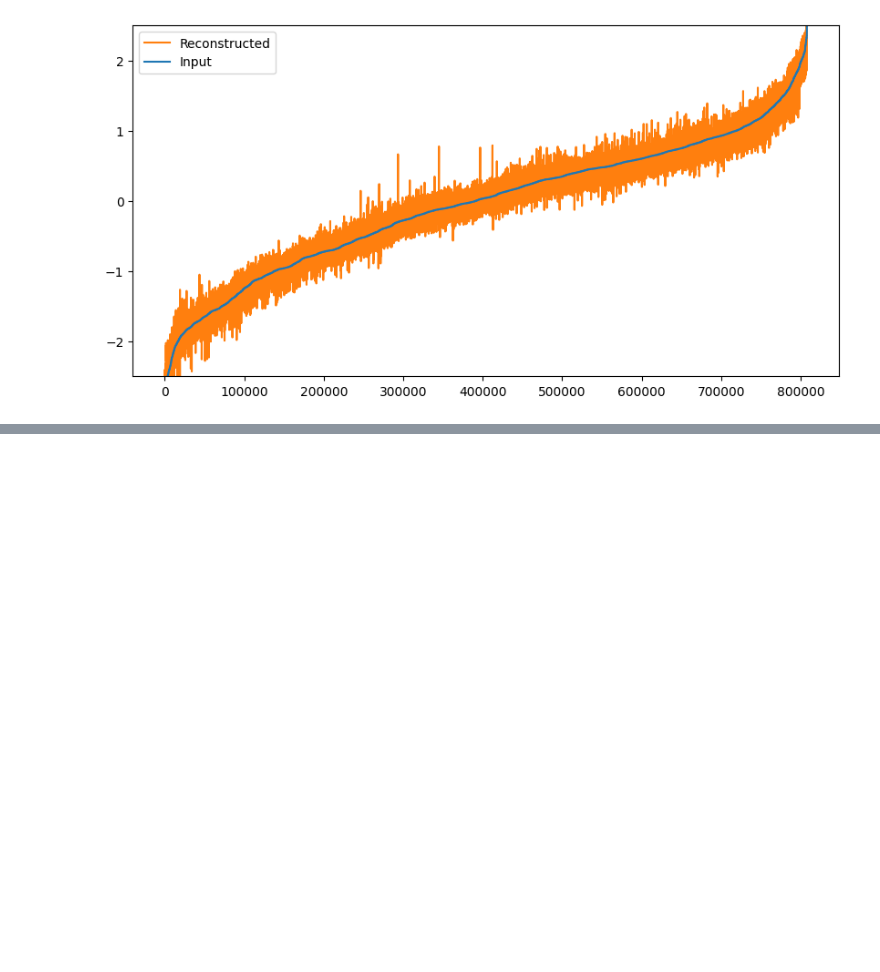
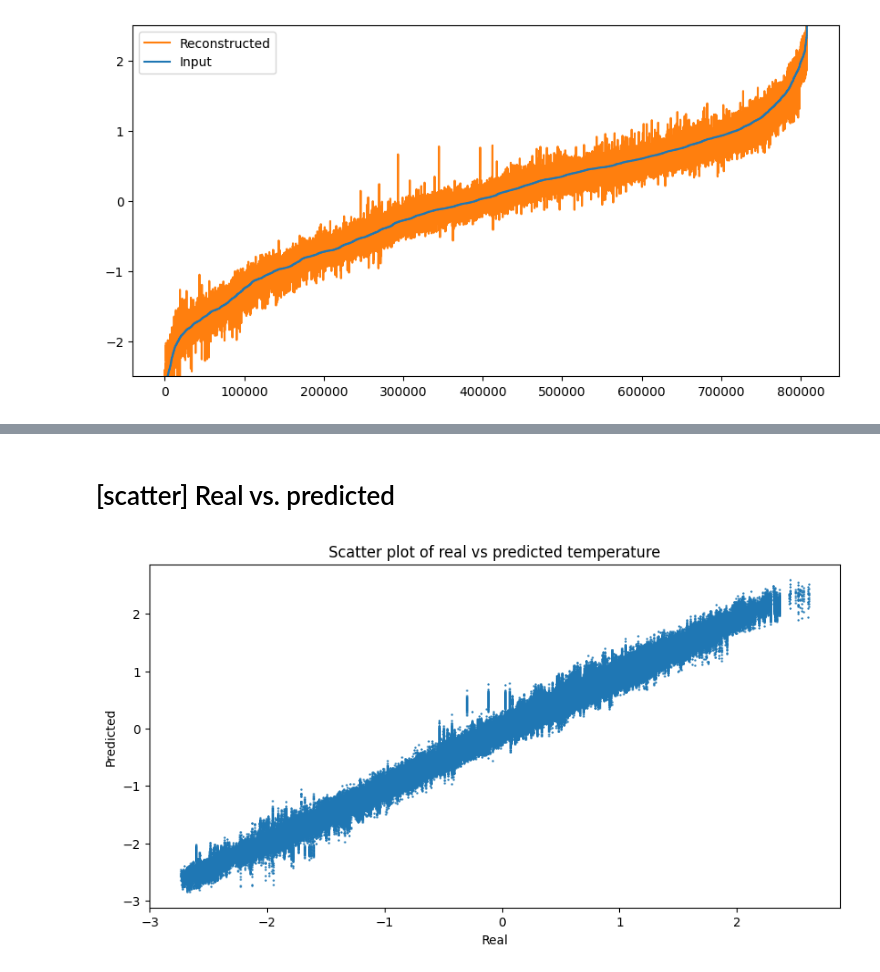
Before and after one commit to BuiHoangTu/ul.bds.NormalBehaviorMonitor, a Jupyter notebook: dev.ipynb, the cells around one changed output, grey strips where cells are left out. Cells and saved outputs as stored; diff of their text form; code cells hidden in the pictures; blank space fills up the shorter version.

```diff
--- a/dev.ipynb
+++ b/dev.ipynb
@@ -468,0 +493,12 @@ plt.show()
+# %% [markdown]
+# [scatter] Real vs. predicted
+# %%
+# scratter plot of real vs predicted
+plt.figure(figsize=(10, 5))
+plt.scatter(tempIn, tempOut, s=0.5)
+plt.xlabel("Real")
+plt.ylabel("Predicted")
+plt.title("Scatter plot of real vs predicted temperature")
+plt.show()
+# %% [output]
+[figure, added]
```
Also changed, not shown: parts of 8 cells of this notebook.
